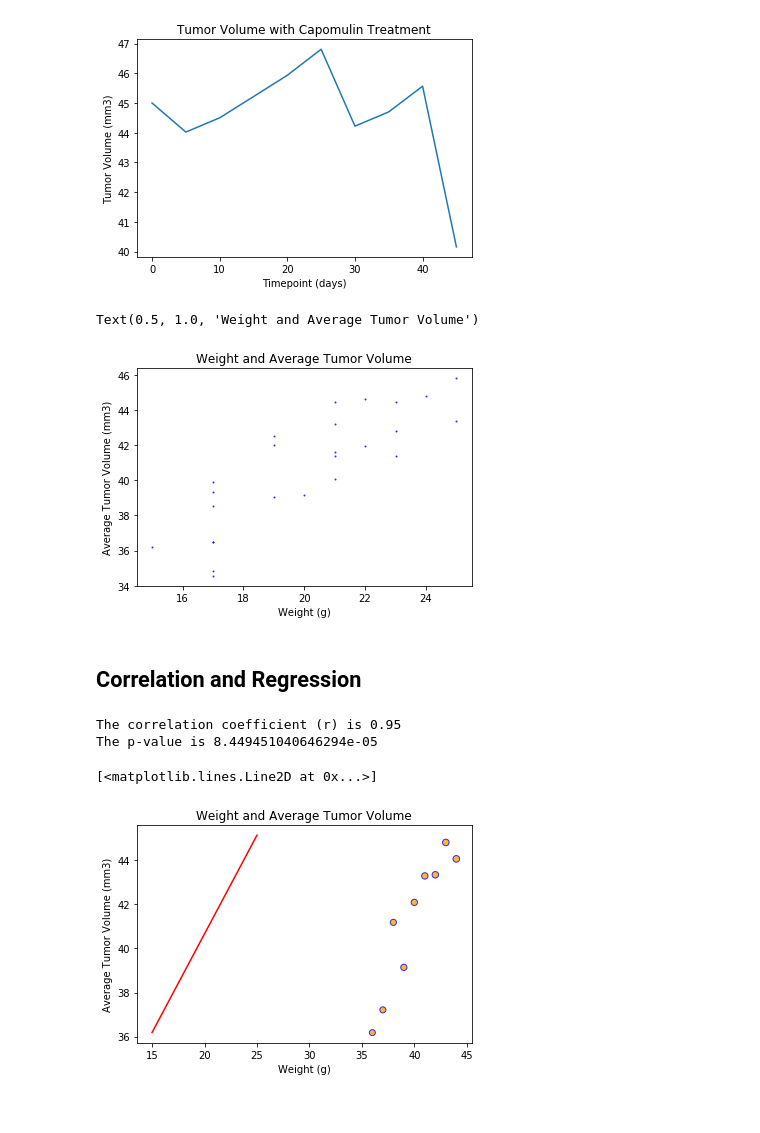
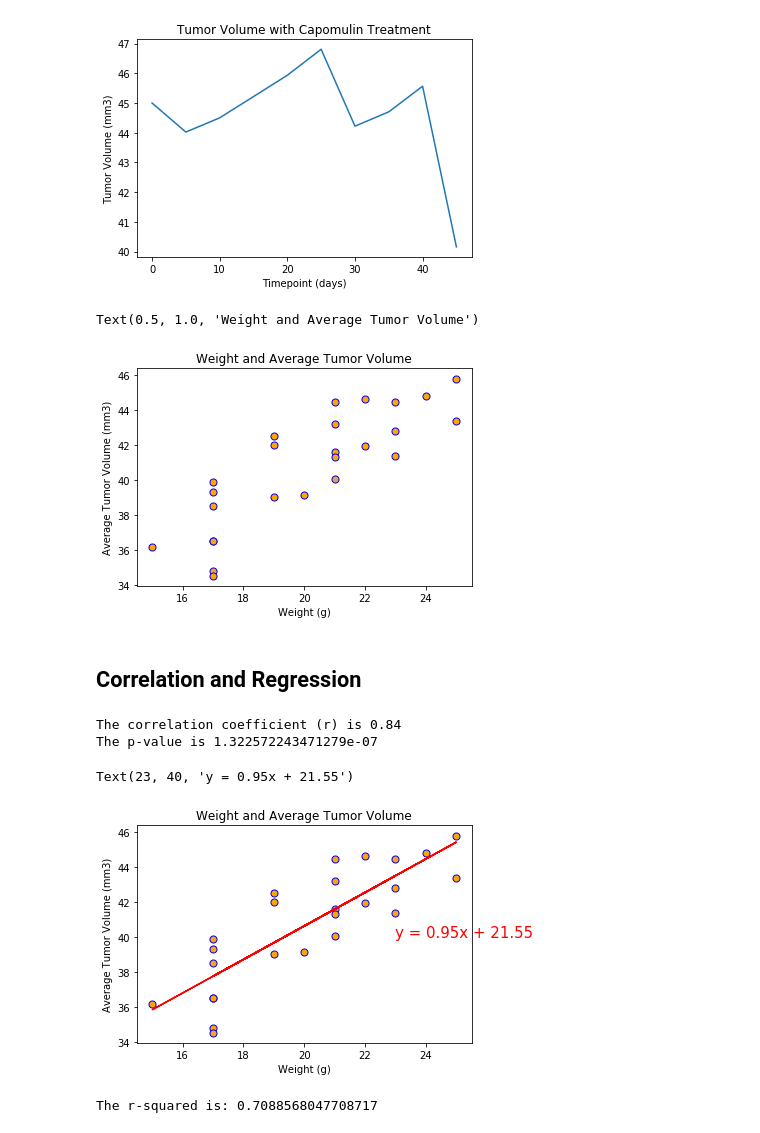
Before and after one commit to debrawu/matplotlib-challenge, a Jupyter notebook: Pymaceuticals/pymaceuticals_starter.ipynb, the cells around one changed output. Cells and saved outputs as stored; diff of their text form; code cells hidden in the pictures.

Commit message:
cleaned up data and added observations

```diff
--- a/Pymaceuticals/pymaceuticals_starter.ipynb
+++ b/Pymaceuticals/pymaceuticals_starter.ipynb
@@ -530,70 +487,70 @@ Text(0.5, 1.0, 'Tumor Volume with Capomulin Treatment')
 [figure]
 # %%
 # Generate a scatter plot of mouse weight versus average tumor volume for the Capomulin regimen
-#single_mouse.groupby(['Weight (g)'])['Tumor Volume (mm3)'].mean()
 
+#get all of the data for the drug Capomulin
 capomulin = single_mouse['Drug Regimen'] == 'Capomulin'
 capomulin_values = single_mouse[capomulin]
+
+#groupby Mouse ID
 mice_cap = capomulin_values.groupby(['Mouse ID'])
 
+#get the averages for the groupby
 average = mice_cap.mean()
+
+#call out specific columns
 tumav = average['Tumor Volume (mm3)']
 lbav = average['Weight (g)']
 
-# x_limit = lbav.max()
-# print(x_limit)
-# x_axis = np.arange(36, x_limit, 1)
-# print(x_axis)
+#plot scatter plot
+plt.scatter(lbav, tumav, marker="o", facecolors="orange", edgecolors="blue", s=50, alpha=1)
 
-plt.scatter(lbav, tumav, marker="o", facecolors="orange", edgecolors="blue", s=x_axis, alpha=0.8)
-plt.figurefigsize=
+#label axes
 plt.xlabel('Weight (g)')
 plt.ylabel('Average Tumor Volume (mm3)')
 plt.title('Weight and Average Tumor Volume')
 # %% [output]
 Text(0.5, 1.0, 'Weight and Average Tumor Volume')
-[figure, old version]
+[figure, new version]
 # %% [markdown]
 ## Correlation and Regression
 # %%
 # Calculate the correlation coefficient and linear regression model
 # for mouse weight and average tumor volume for the Capomulin regimen
 
-new = weight_group.reset_index()
-mouse_weight = new['Weight (g)']
-cap_tum = new['Tumor Volume (mm3)']
-
-correlation = sts.pearsonr(mouse_weight, cap_tum)
+#get the variables from the last practice and use them here
+correlation = sts.pearsonr(lbav, tumav)
 
 print(f"The correlation coefficient (r) is {round(correlation[0],2)}")
 print(f"The p-value is {correlation[1]}")
 # %% [output]
-The correlation coefficient (r) is 0.95
-The p-value is 8.449451040646294e-05
+The correlation coefficient (r) is 0.84
+The p-value is 1.322572243471279e-07
 # %%
 # Run the regression and store each of the returned values
-(slope, intercept, rvalue, pvalue, stderr) = linregress(mouse_weight, cap_tum)
+(slope, intercept, rvalue, pvalue, stderr) = linregress(lbav, tumav)
 
 # Calculate the predictions for each value of x (blood pressure)
-regress_values = mouse_weight * slope + intercept
+regress_values = lbav * slope + intercept
 
 # Create the linear equation
 line_eq = "y = " + str(round(slope,2)) + "x + " + str(round(intercept,2))
 
 # Plot the regression line
-plt.scatter(x=x_axis, y=data, marker="o", facecolors="orange", edgecolors="blue", s=x_axis, alpha=0.8)
+plt.scatter(lbav, tumav, marker="o", facecolors="orange", edgecolors="blue", s=50, alpha=1)
 plt.xlabel('Weight (g)')
 plt.ylabel('Average Tumor Volume (mm3)')
 plt.title('Weight and Average Tumor Volume')
 
-plt.plot(mouse_weight, regress_values, "red")
+plt.plot(lbav, regress_values, "red")
 
-# # Add the linear equation to the plot
-# plt.annotate(line_eq, (-0.12, 330), fontsize=15, color="red")
-# plt.annotate(f"R2 = {round(rvalue**2,3)}", (-0.12, 315), fontsize=15, color="red")
-
-# # calculate r2
-# print(f"The r-squared is: {rvalue**2}")
+# Add the linear equation to the plot
+plt.annotate(line_eq, (23, 40), fontsize=15, color="red")
 # %% [output]
-[<matplotlib.lines.Line2D at 0x...>]
+Text(23, 40, 'y = 0.95x + 21.55')
-[figure, old version]
+[figure, new version]
+# %%
+# calculate r2
+print(f"The r-squared is: {rvalue**2}")
+# %% [output]
+The r-squared is: 0.7088568047708717
```
Also changed, not shown: parts of 7 cells of this notebook.
